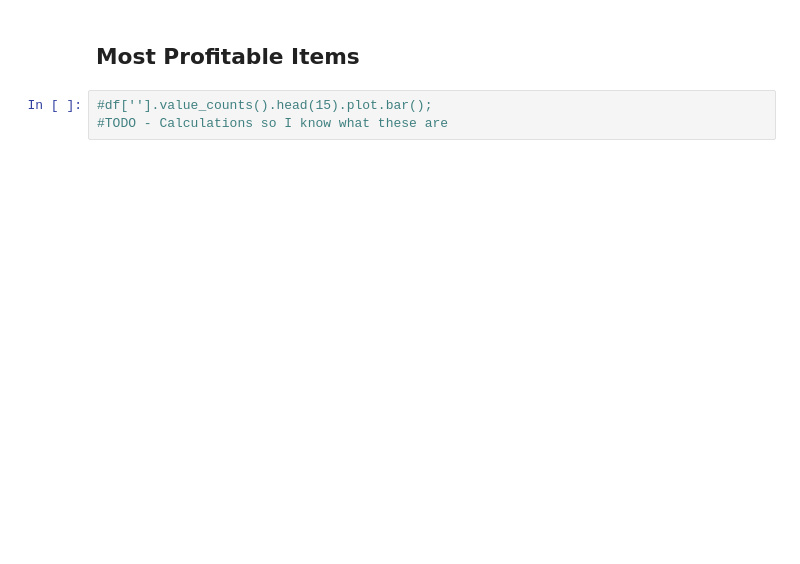
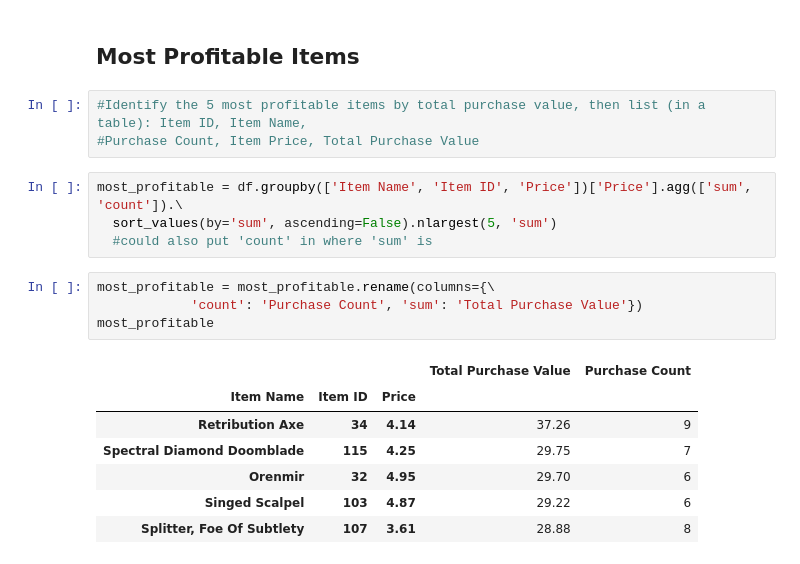
Before and after one commit to jenshurley/hw4, a Jupyter notebook: pymoli2.ipynb, the cells around one changed output. Saved outputs shown, nothing was run; the diff lists cells and outputs as text; blank space fills up the shorter version.

```diff
--- a/pymoli2.ipynb
+++ b/pymoli2.ipynb
@@ -202,6 +232,22 @@ item_purchase_analysis
 | Woeful Adamantite Claymore | 9 | 1.240000 | 11.16 |
 # %% [markdown]
 ## Most Profitable Items
-# %%
-#df[''].value_counts().head(15).plot.bar();
-#TODO - Calculations so I know what these are
+# %%
+#Identify the 5 most profitable items by total purchase value, then list (in a table): Item ID, Item Name,
+#Purchase Count, Item Price, Total Purchase Value
+# %%
+most_profitable = df.groupby(['Item Name', 'Item ID', 'Price'])['Price'].agg(['sum', 'count']).\
+  sort_values(by='sum', ascending=False).nlargest(5, 'sum')
+  #could also put 'count' in where 'sum' is
+# %%
+most_profitable = most_profitable.rename(columns={\
+            'count': 'Purchase Count', 'sum': 'Total Purchase Value'})
+most_profitable
+# %% [output]
+|  |  |  | Total Purchase Value | Purchase Count |
+| Item Name | Item ID | Price |  |  |
+| Retribution Axe | 34 | 4.14 | 37.26 | 9 |
+| Spectral Diamond Doomblade | 115 | 4.25 | 29.75 | 7 |
+| Orenmir | 32 | 4.95 | 29.70 | 6 |
+| Singed Scalpel | 103 | 4.87 | 29.22 | 6 |
+| Splitter, Foe Of Subtlety | 107 | 3.61 | 28.88 | 8 |
```
Also changed, not shown: parts of 22 cells of this notebook, 1 other file.
